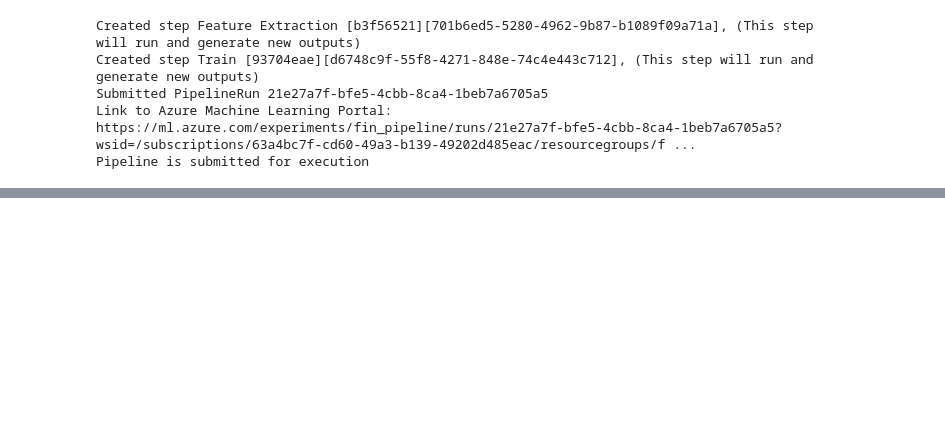
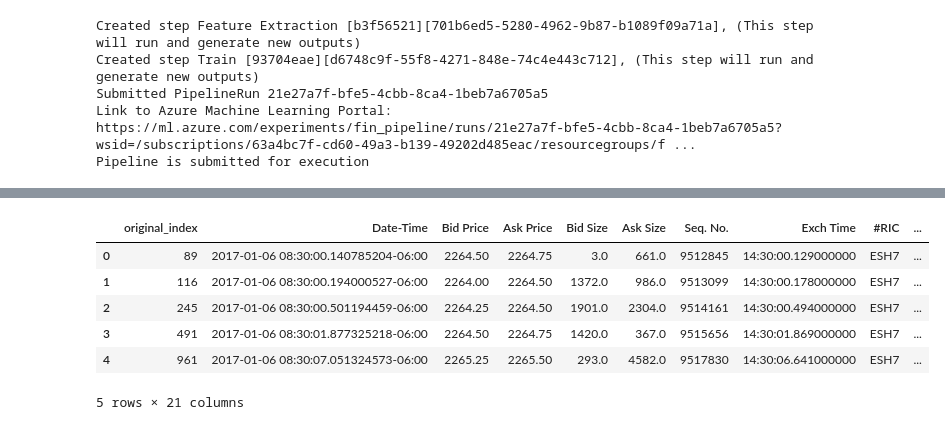
Before and after one commit to elviajero83/fin_research, a Jupyter notebook: notebooks/06-pipeline.ipynb, the cells around one changed output, grey strips where cells are left out. Saved outputs shown, nothing was run; the diff lists cells and outputs as text; code cells hidden in the pictures; blank space fills up the shorter version.

```diff
--- a/notebooks/06-pipeline.ipynb
+++ b/notebooks/06-pipeline.ipynb
@@ -212,0 +322,16 @@ Pipeline is submitted for execution
+# %%
+keys = ["Ask Price", "Ask Size", "Bid Price", "Bid Size"]
+TW_avg_keys = ["TW Avg " + key for key in keys]
+df_bars = pd.concat(
+    [df_bars, df_TW_avg[TW_avg_keys]], axis=1
+)
+# %%
+df_bars.head()
+# %% [output]
+|  | original_index | Date-Time | Bid Price | Ask Price | Bid Size | Ask Size | Seq. No. | Exch Time | #RIC | ... |
+| 0 | 89 | 2017-01-06 08:30:00.140785204-06:00 | 2264.50 | 2264.75 | 3.0 | 661.0 | 9512845 | 14:30:00.129000000 | ESH7 | ... |
+| 1 | 116 | 2017-01-06 08:30:00.194000527-06:00 | 2264.00 | 2264.50 | 1372.0 | 986.0 | 9513099 | 14:30:00.178000000 | ESH7 | ... |
+| 2 | 245 | 2017-01-06 08:30:00.501194459-06:00 | 2264.25 | 2264.50 | 1901.0 | 2304.0 | 9514161 | 14:30:00.494000000 | ESH7 | ... |
+| 3 | 491 | 2017-01-06 08:30:01.877325218-06:00 | 2264.50 | 2264.75 | 1420.0 | 367.0 | 9515656 | 14:30:01.869000000 | ESH7 | ... |
+| 4 | 961 | 2017-01-06 08:30:07.051324573-06:00 | 2265.25 | 2265.50 | 293.0 | 4582.0 | 9517830 | 14:30:06.641000000 | ESH7 | ... |
+5 rows × 21 columns
```
Also changed, not shown: parts of 37 cells of this notebook, 6 other files.
